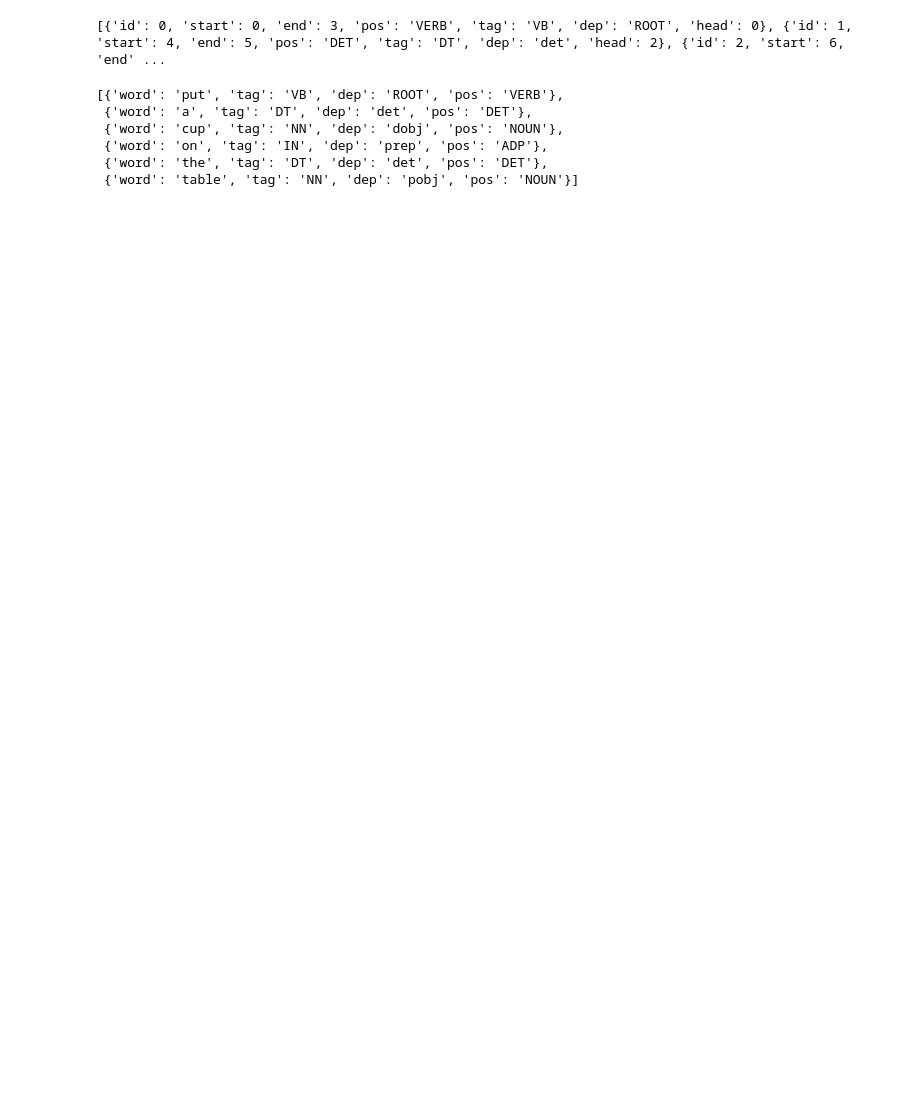
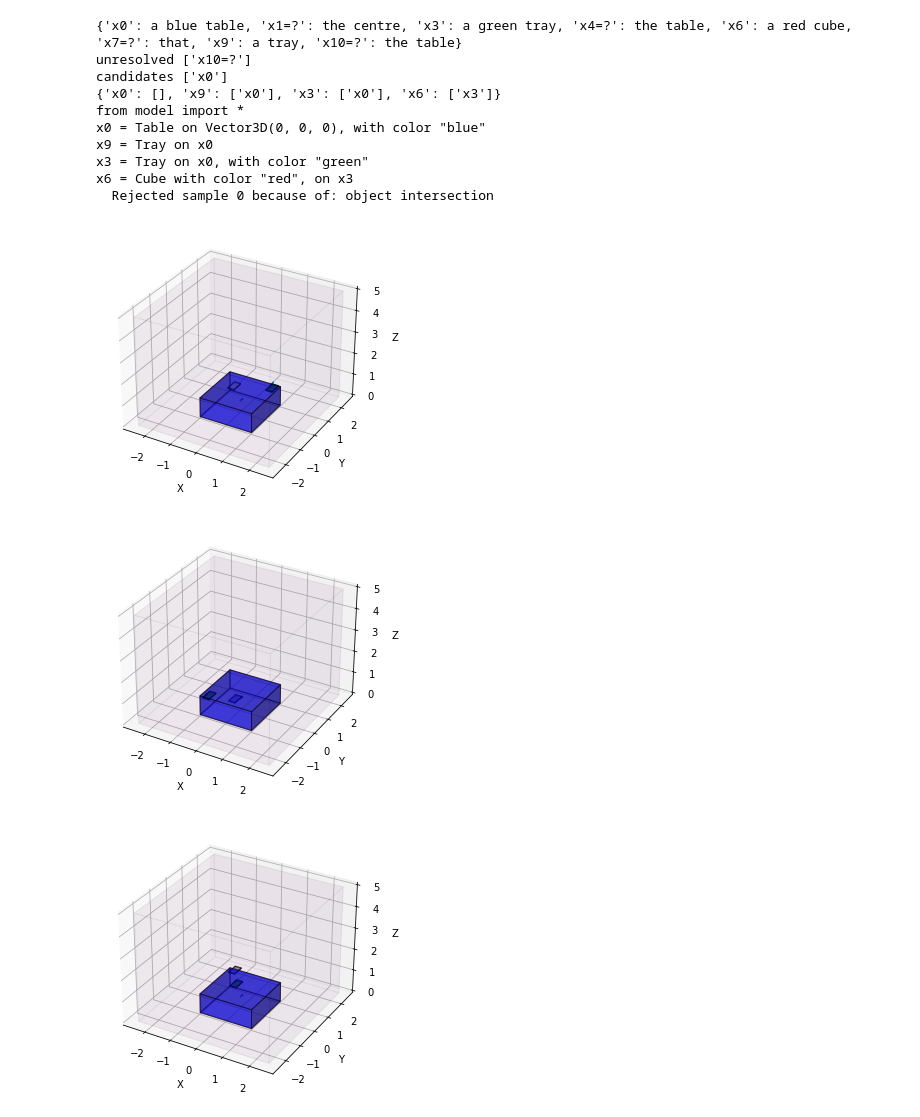
Before and after one commit to mappelgren/TAS-ProbRoBNLP, a Jupyter notebook: notebooks/Untitled1.ipynb, the cells around one changed output. Cells and saved outputs as stored; diff of their text form; code cells hidden in the pictures; blank space fills up the shorter version.

```diff
--- a/notebooks/Untitled1.ipynb
+++ b/notebooks/Untitled1.ipynb
@@ -604,10 +70,18 @@ list(get_words_and_tags('a mug should be on it'))
 # %%
-list(get_words_and_tags('put a cup on the table'))
+dlg.read_sentence("put a tray on the table")
+
+dlg.draw()
 # %% [output]
-[{'id': 0, 'start': 0, 'end': 3, 'pos': 'VERB', 'tag': 'VB', 'dep': 'ROOT', 'head': 0}, {'id': 1, 'start': 4, 'end': 5, 'pos': 'DET', 'tag': 'DT', 'dep': 'det', 'head': 2}, {'id': 2, 'start': 6, 'end' ...
+{'x0': a blue table, 'x1=?': the centre, 'x3': a green tray, 'x4=?': the table, 'x6': a red cube, 'x7=?': that, 'x9': a tray, 'x10=?': the table}
+unresolved ['x10=?']
+candidates ['x0']
+{'x0': [], 'x9': ['x0'], 'x3': ['x0'], 'x6': ['x3']}
+from model import *
+x0 = Table on Vector3D(0, 0, 0), with color "blue"
+x9 = Tray on x0
+x3 = Tray on x0, with color "green"
+x6 = Cube with color "red", on x3
+  Rejected sample 0 because of: object intersection
-[{'word': 'put', 'tag': 'VB', 'dep': 'ROOT', 'pos': 'VERB'},
- {'word': 'a', 'tag': 'DT', 'dep': 'det', 'pos': 'DET'},
- {'word': 'cup', 'tag': 'NN', 'dep': 'dobj', 'pos': 'NOUN'},
- {'word': 'on', 'tag': 'IN', 'dep': 'prep', 'pos': 'ADP'},
- {'word': 'the', 'tag': 'DT', 'dep': 'det', 'pos': 'DET'},
- {'word': 'table', 'tag': 'NN', 'dep': 'pobj', 'pos': 'NOUN'}]
+[figure, added]
+[figure, added]
+[figure, added]
```
Also changed, not shown: parts of 22 cells of this notebook, 36 other files.
